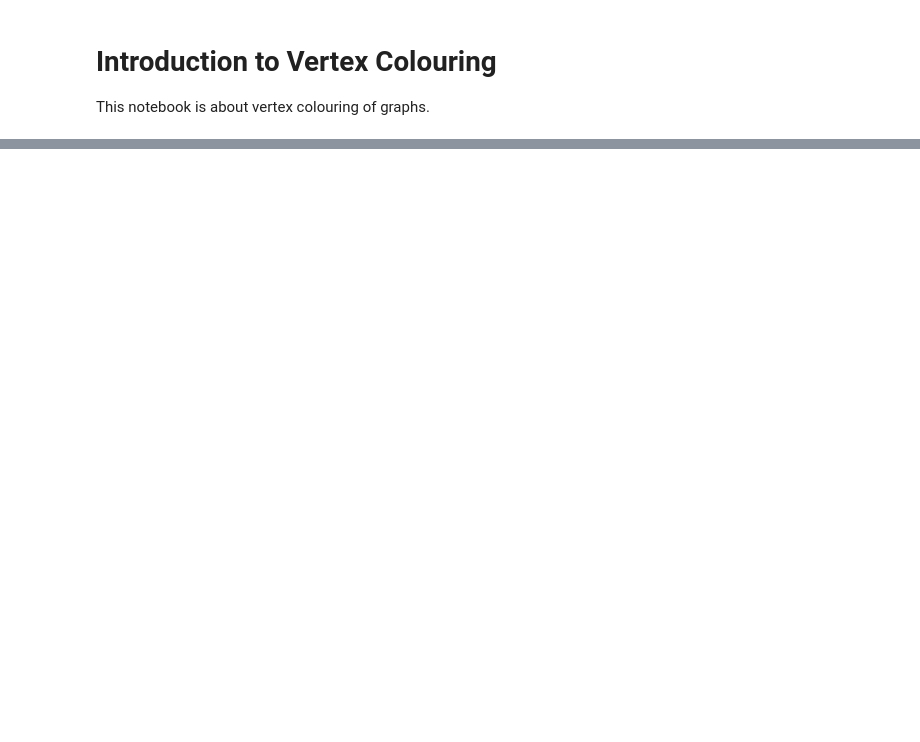
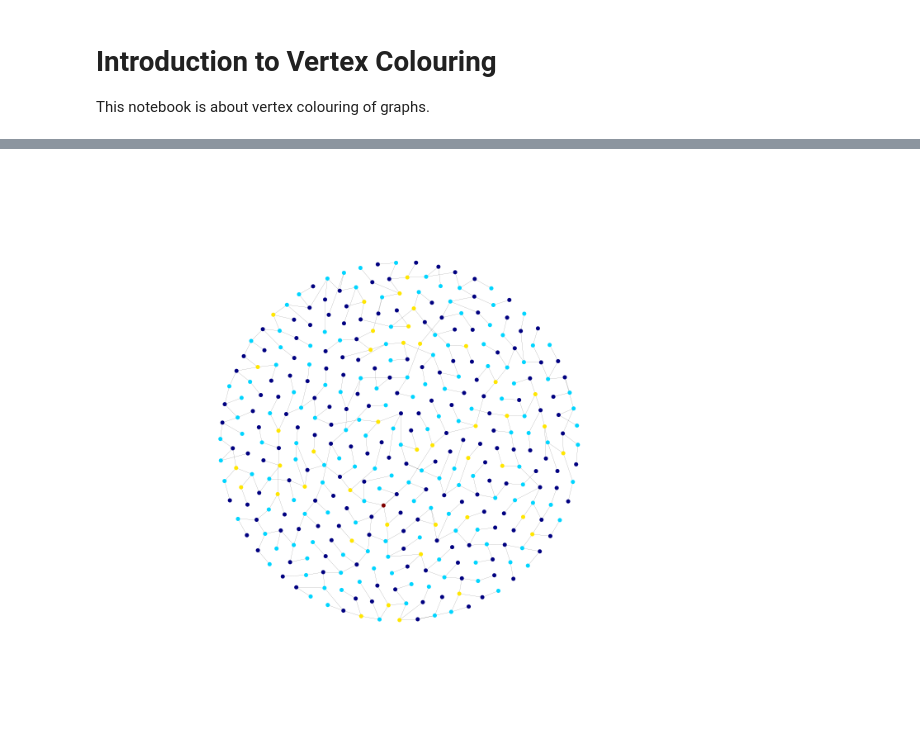
Before and after one commit to Teino1978-Corp/Teino1978-Corp-graph-colouring-noteboook.ipynb, a Jupyter notebook: graph-colouring-noteboook.ipynb, the cells around one changed output, grey strips where cells are left out. Cells and saved outputs as stored; diff of their text form; code cells hidden in the pictures; blank space fills up the shorter version.

```diff
--- a/graph-colouring-noteboook.ipynb
+++ b/graph-colouring-noteboook.ipynb
@@ -54,0 +86,16 @@ plt.savefig("graph.png")
+# %%
+G = nx.read_graphml('/home/matthew/tmp/lobster.graphml')
+pos = dict([(v,(G.node[v]['x'], G.node[v]['y'])) for v in G.nodes()])
+# %%
+setfigsize(9, 9)
+options_2 = {
+ 'arrows':False,
+ 'with_labels': False,
+ 'node_size': 25,
+ 'linewidths': 0,
+ 'width': 0.1,
+}
+vcolour(G)
+nx.draw(G, pos, node_color = standard_colours(G), **options_2)
+# %% [output]
+[figure, added]
```
Also changed, not shown: parts of 15 cells of this notebook.
